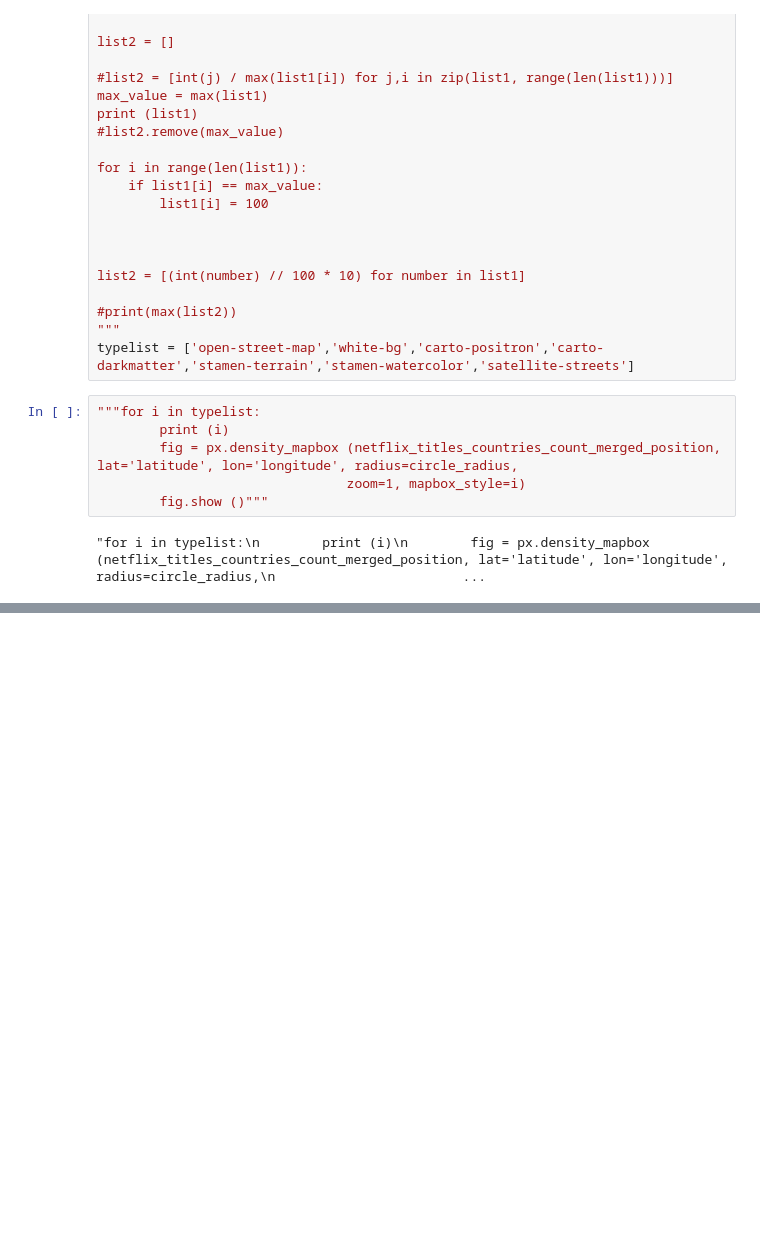
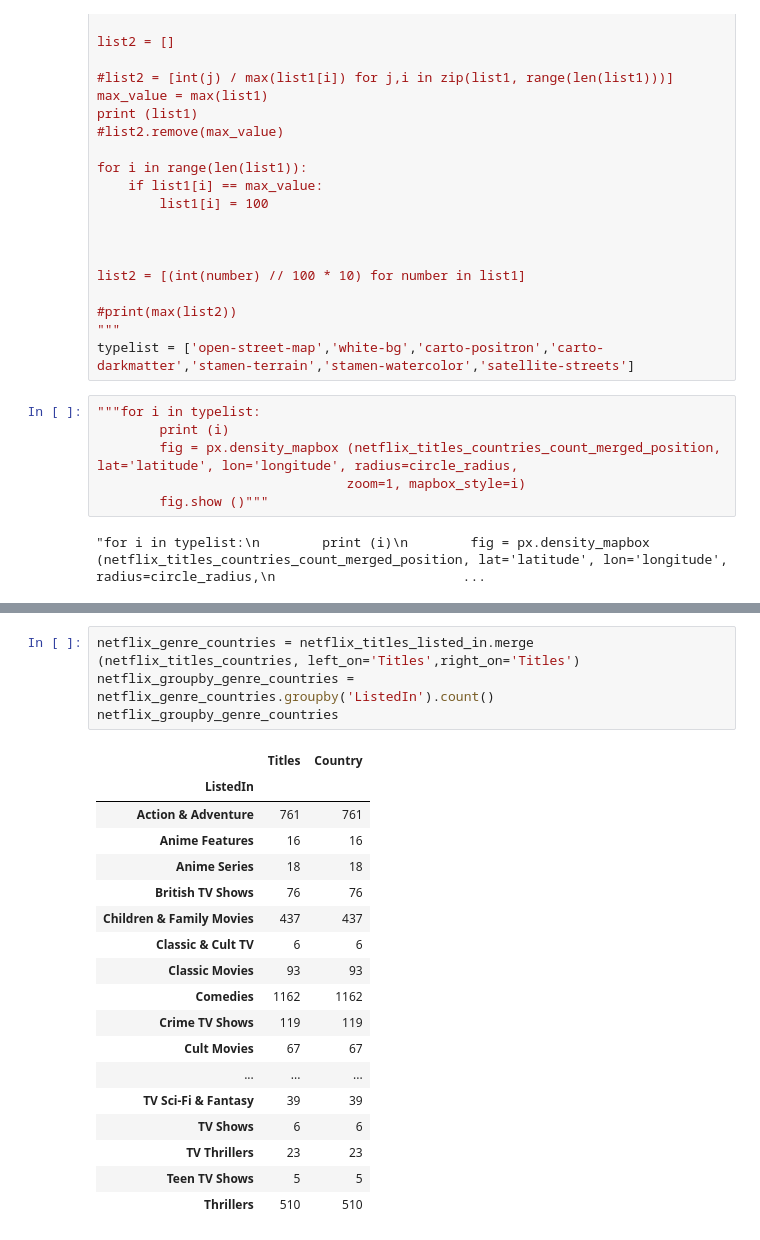
Before and after one commit to ahmadfarouk/Project-Netflix, a Jupyter notebook: Python-Netflix-Project-DataNormalization.ipynb, the cells around one changed output, grey strips where cells are left out. Cells and saved outputs as stored; diff of their text form; blank space fills up the shorter version.

```diff
--- a/Python-Netflix-Project-DataNormalization.ipynb
+++ b/Python-Netflix-Project-DataNormalization.ipynb
@@ -217,3 +217,26 @@ fig = px.density_mapbox (netflix_titles_countries_count_merged_position, lat='la
 fig.show ()
 # %% [output]
 [interactive output not drawn]
+# %%
+netflix_genre_countries = netflix_titles_listed_in.merge (netflix_titles_countries, left_on='Titles',right_on='Titles')
+netflix_groupby_genre_countries = netflix_genre_countries.groupby('ListedIn').count()
+netflix_groupby_genre_countries
+# %% [output]
+|  | Titles | Country |
+| ListedIn |  |  |
+| Action & Adventure | 761 | 761 |
+| Anime Features | 16 | 16 |
+| Anime Series | 18 | 18 |
+| British TV Shows | 76 | 76 |
+| Children & Family Movies | 437 | 437 |
+| Classic & Cult TV | 6 | 6 |
+| Classic Movies | 93 | 93 |
+| Comedies | 1162 | 1162 |
+| Crime TV Shows | 119 | 119 |
+| Cult Movies | 67 | 67 |
+| ... | ... | ... |
+| TV Sci-Fi & Fantasy | 39 | 39 |
+| TV Shows | 6 | 6 |
+| TV Thrillers | 23 | 23 |
+| Teen TV Shows | 5 | 5 |
+| Thrillers | 510 | 510 |
```
Also changed, not shown: parts of 3 cells of this notebook, 2 other files.
